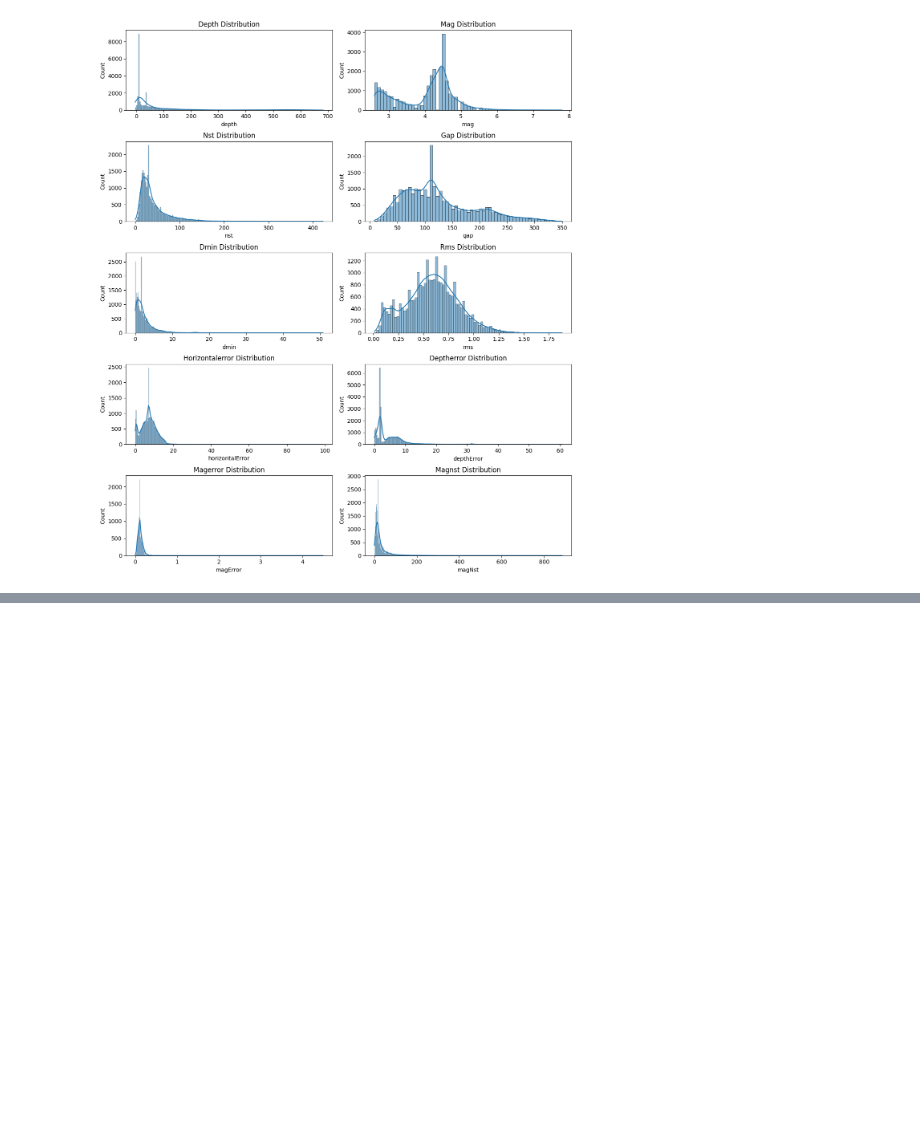
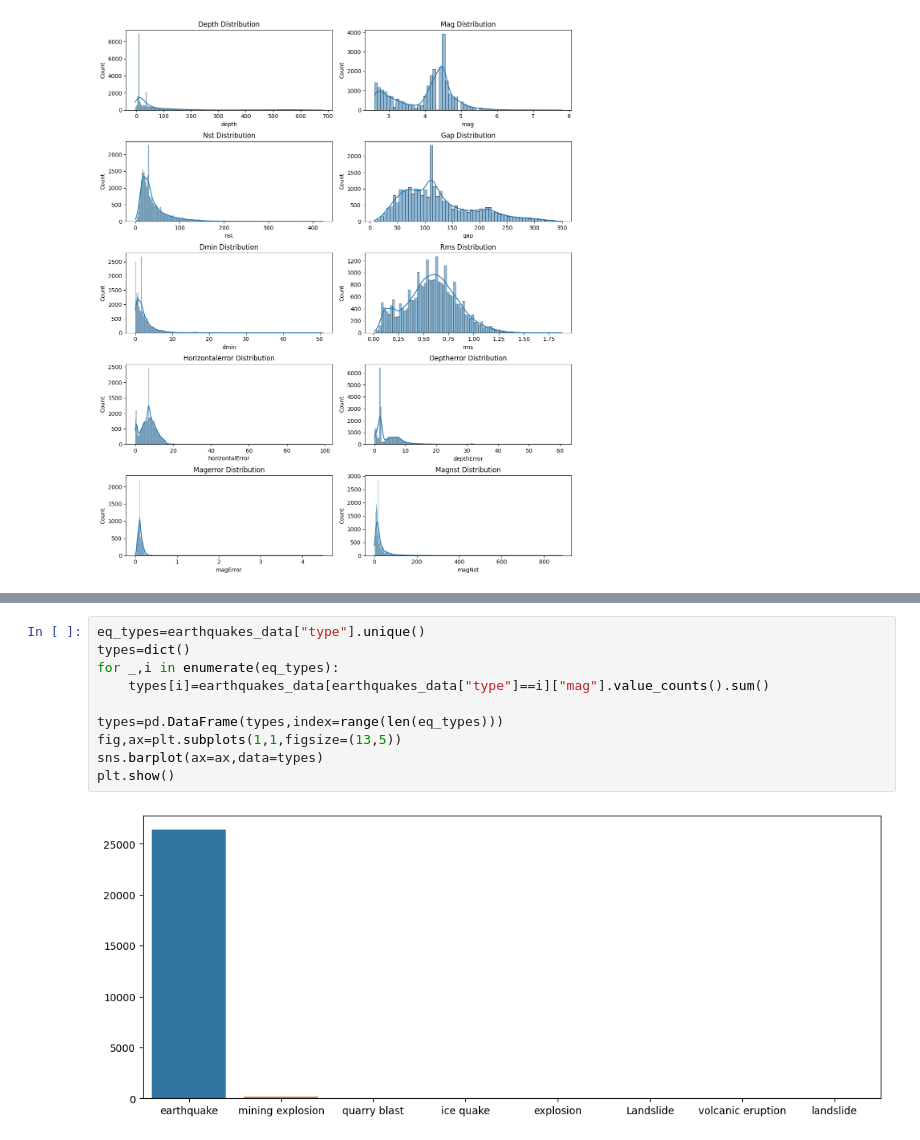
Before and after one commit to MoncefKa/kaggle-projects, a Jupyter notebook: earthquakes.ipynb, the cells around one changed output, grey strips where cells are left out. Drawn from its saved outputs; the diff is of its cells as text; blank space fills up the shorter version.

```diff
--- a/earthquakes.ipynb
+++ b/earthquakes.ipynb
@@ -178,0 +198,12 @@ fig.tight_layout(pad=.9)
+# %%
+eq_types=earthquakes_data["type"].unique()
+types=dict()
+for _,i in enumerate(eq_types):
+    types[i]=earthquakes_data[earthquakes_data["type"]==i]["mag"].value_counts().sum()
+
+types=pd.DataFrame(types,index=range(len(eq_types)))
+fig,ax=plt.subplots(1,1,figsize=(13,5))
+sns.barplot(ax=ax,data=types)
+plt.show()
+# %% [output]
+[figure, added]
```
Also changed, not shown: parts of 5 cells of this notebook.
